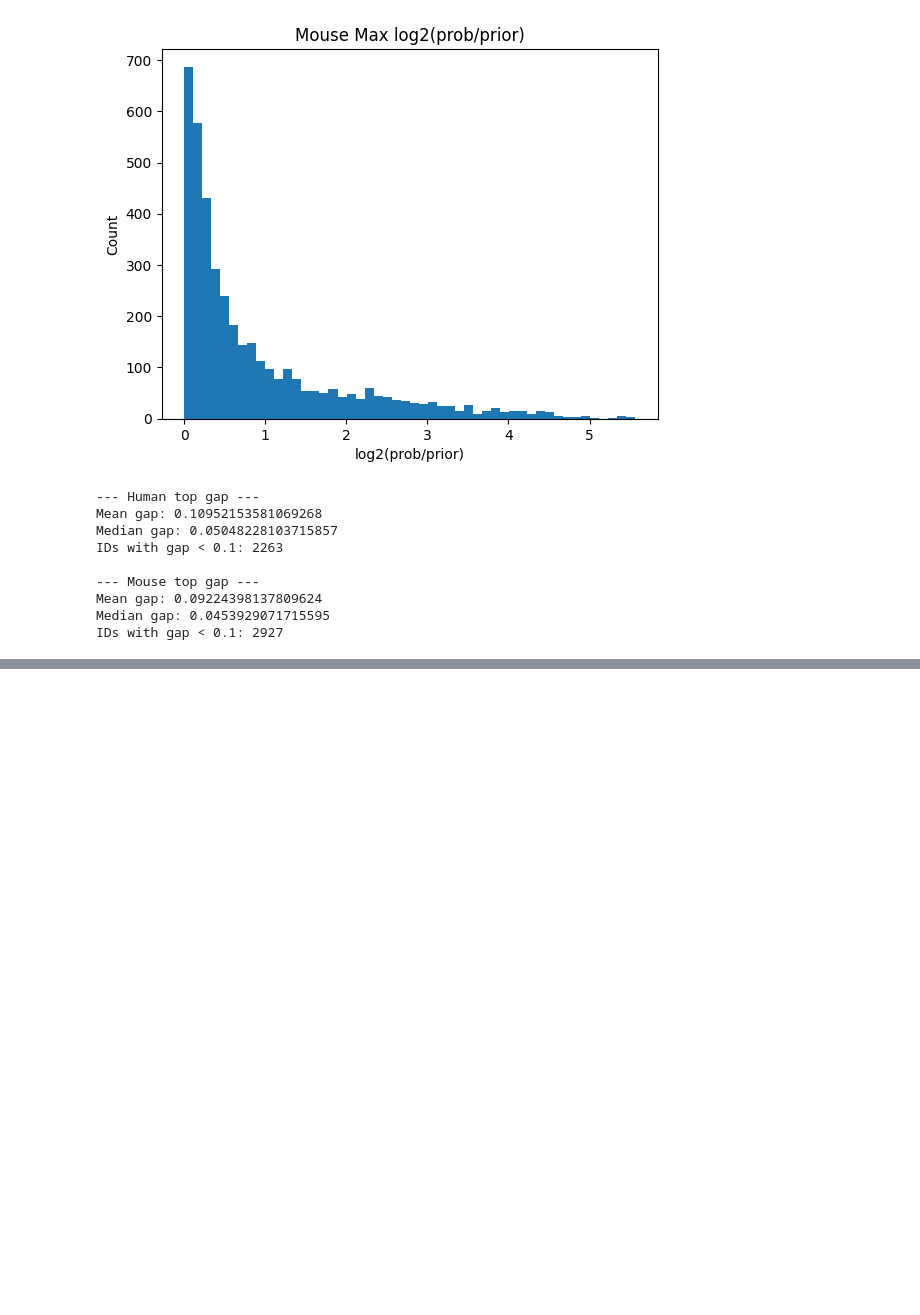
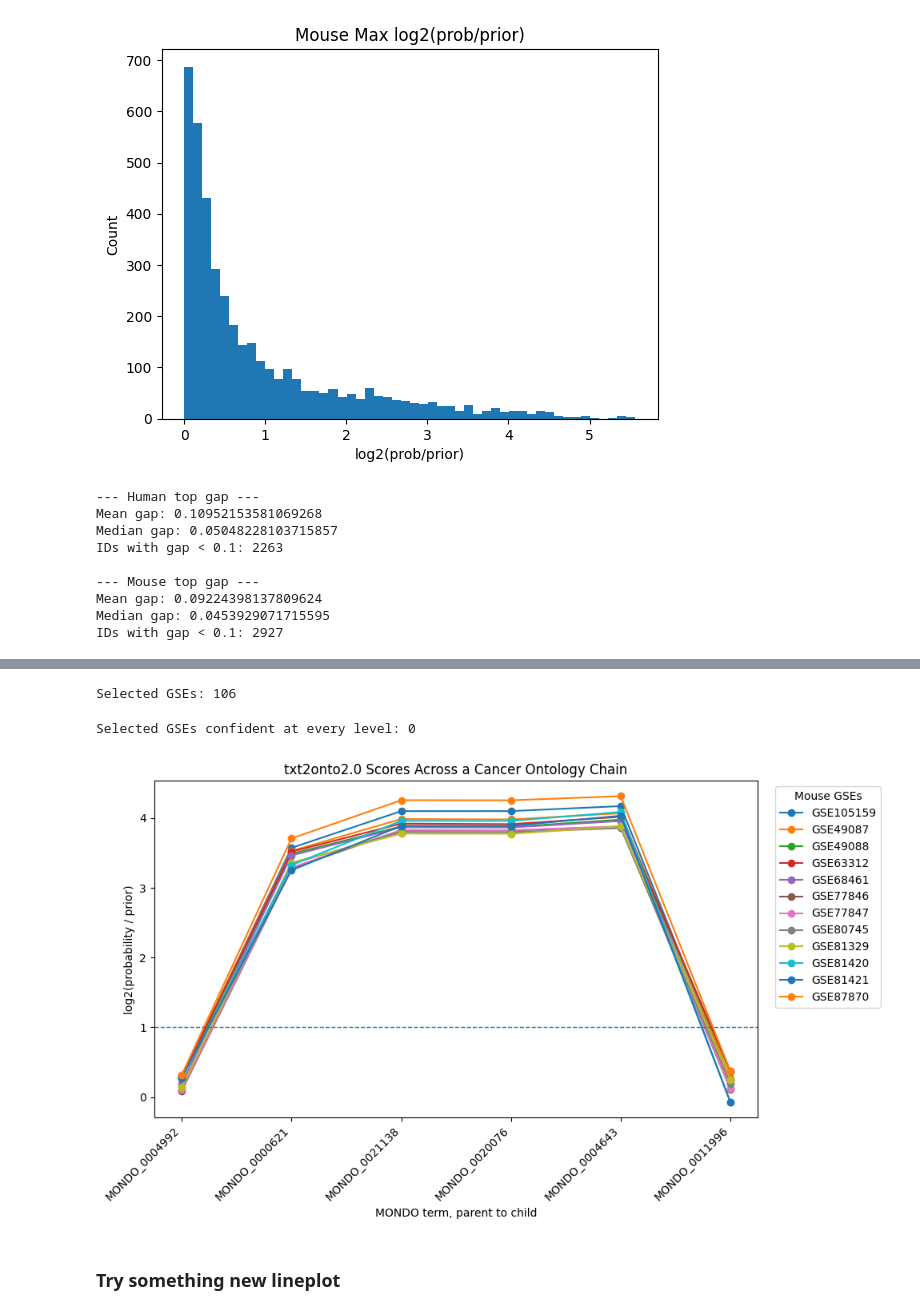
Before and after one commit to vbilsmith/txt2onto2.0_for_gold_standards, a Jupyter notebook: 02-result-validation.ipynb, the cells around one changed output, grey strips where cells are left out. Cells and saved outputs as stored; diff of their text form; code cells hidden in the pictures; blank space fills up the shorter version.

Commit message:
Sync selected spring 2026 analysis changes

```diff
--- a/02-result-validation.ipynb
+++ b/02-result-validation.ipynb
@@ -287,0 +560,76 @@ Mouse saved: (1257, 5)
+# %%
+THRESH = 1.0
+
+# Convert to wide format: rows = GSE, columns = MONDO terms
+mouse_chain_wide = mouse_chain_scores.pivot(
+    index="ID",
+    columns="mondo_id",
+    values="log2(prob/prior)"
+)
+
+# Keep only GSEs that have scores for every term in the chain
+mouse_chain_wide = mouse_chain_wide.dropna(subset=cancer_chain)
+
+# Select GSEs that are confident at least somewhere in the chain
+selected_ids = mouse_chain_wide[
+    mouse_chain_wide[cancer_chain].max(axis=1) >= THRESH
+].index
+
+print("Selected GSEs:", len(selected_ids))
+# %% [output]
+Selected GSEs: 106
+# %%
+THRESH = 1.0
+
+selected_ids_all_levels = mouse_chain_wide[
+    (mouse_chain_wide[cancer_chain] >= THRESH).all(axis=1)
+].index
+
+print("Selected GSEs confident at every level:", len(selected_ids_all_levels))
+# %% [output]
+Selected GSEs confident at every level: 0
+# %%
+N = 12
+
+top_ids = (
+    mouse_chain_wide.loc[selected_ids, cancer_chain]
+    .max(axis=1)
+    .sort_values(ascending=False)
+    .head(N)
+    .index
+)
+
+plot_df = mouse_chain_scores[mouse_chain_scores["ID"].isin(top_ids)].copy()
+plot_df["mondo_id"] = pd.Categorical(
+    plot_df["mondo_id"],
+    categories=cancer_chain,
+    ordered=True
+)
+plot_df = plot_df.sort_values(["ID", "mondo_id"])
+# %%
+plt.figure(figsize=(10, 6))
+
+for gse_id, sub in plot_df.groupby("ID"):
+    plt.plot(
+        sub["mondo_id"],
+        sub["log2(prob/prior)"],
+        marker="o",
+        label=gse_id
+    )
+
+plt.axhline(THRESH, linestyle="--", linewidth=1)
+
+plt.title("txt2onto2.0 Scores Across a Cancer Ontology Chain")
+plt.xlabel("MONDO term, parent to child")
+plt.ylabel("log2(probability / prior)")
+plt.xticks(rotation=45, ha="right")
+plt.legend(title="Mouse GSEs", bbox_to_anchor=(1.02, 1), loc="upper left")
+plt.tight_layout()
+out_path = "results/figures/mouse_cancer_chain_lineplot_2.png"
+plt.savefig(out_path, dpi=300, bbox_inches="tight")
+
+plt.show()
+# %% [output]
+[figure, added]
+# %% [markdown]
+### Try something new lineplot
```
Also changed, not shown: parts of 32 cells of this notebook, 17 other files.
